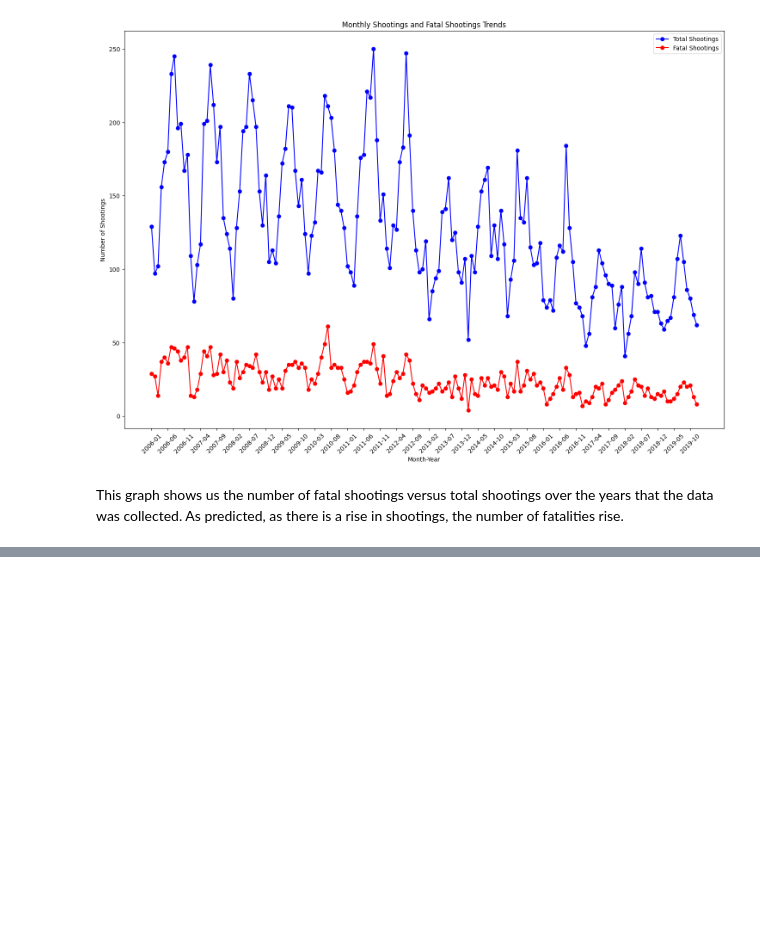
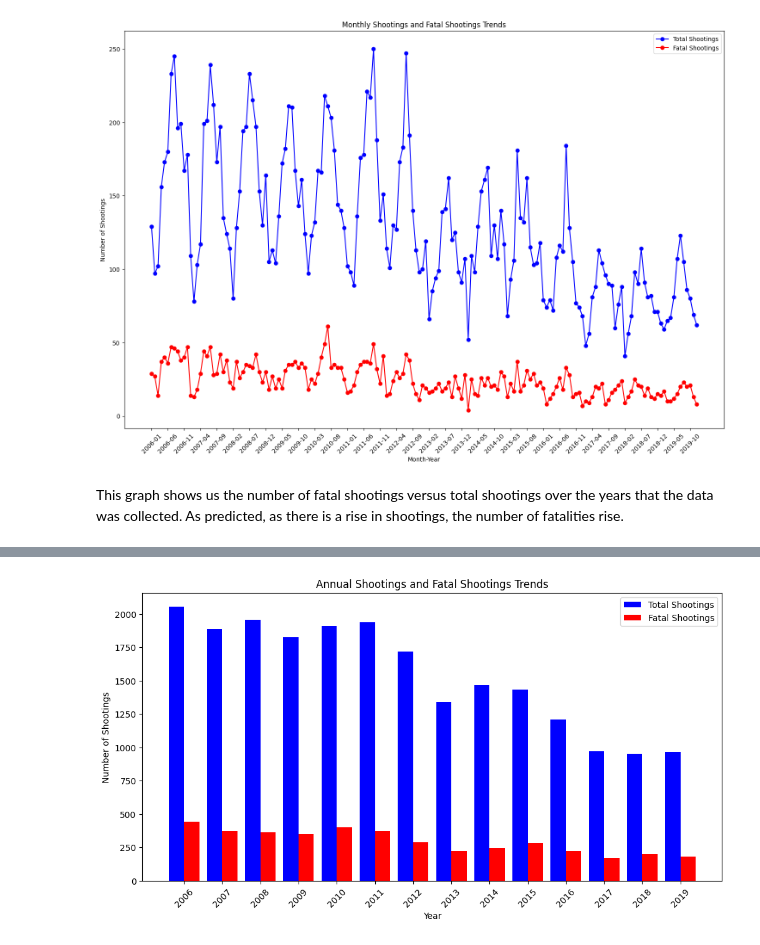
Before and after one commit to ENGL-3844-Writing-with-LLMs/Group-4-NYC-Crimes, a Jupyter notebook: models/eda.ipynb, the cells around one changed output, grey strips where cells are left out. Drawn from its saved outputs; the diff is of its cells as text; code cells hidden in the pictures; blank space fills up the shorter version.

```diff
--- a/models/eda.ipynb
+++ b/models/eda.ipynb
@@ -3,7 +3,7 @@ import pandas as pd
 import matplotlib.pyplot as plt
 import numpy as np
 # %%
-ds = pd.read_csv('../Group-4-NYC-Crimes/NYPD_Shooting_Incident_Data__Historic_.csv')
+ds = pd.read_csv('../NYPD_Shooting_Incident_Data__Historic_.csv')
 # %%
 ds['date'] = pd.to_datetime(ds['OCCUR_DATE'])
 ds['year'] = ds['date'].dt.year
@@ -105,3 +105,7 @@ plt.show()
 [figure]
 # %% [markdown]
 This graph shows us the number of fatal shootings versus total shootings over the years that the data was collected. As predicted, as there is a rise in shootings, the number of fatalities rise.
+# %%
+annual_stats = ds.groupby(ds['date'].dt.year)['STATISTICAL_MURDER_FLAG'].agg(['count', 'sum'])
+annual_stats['% fatal'] = (100 * annual_stats['sum'] / annual_stats['count']).round()
+print(annual_stats)
@@ -107,0 +129,16 @@ This graph shows us the number of fatal shootings versus total shootings over th
+# %%
+plt.figure(figsize=(12, 6))
+bar_width = 0.4
+bar_positions_blue = annual_stats.index.astype(int) - bar_width / 2
+bar_positions_red = annual_stats.index.astype(int) + bar_width / 2
+
+plt.bar(bar_positions_blue, annual_stats['count'], label='Total Shootings', color='blue', width=bar_width)
+plt.bar(bar_positions_red, annual_stats['sum'], label='Fatal Shootings', color='red', width=bar_width)
+plt.xlabel('Year')
+plt.ylabel('Number of Shootings')
+plt.title('Annual Shootings and Fatal Shootings Trends')
+plt.legend()
+plt.xticks(annual_stats.index, rotation=45)
+plt.show()
+# %% [output]
+[figure, added]
```
Also changed, not shown: parts of 11 cells of this notebook.
